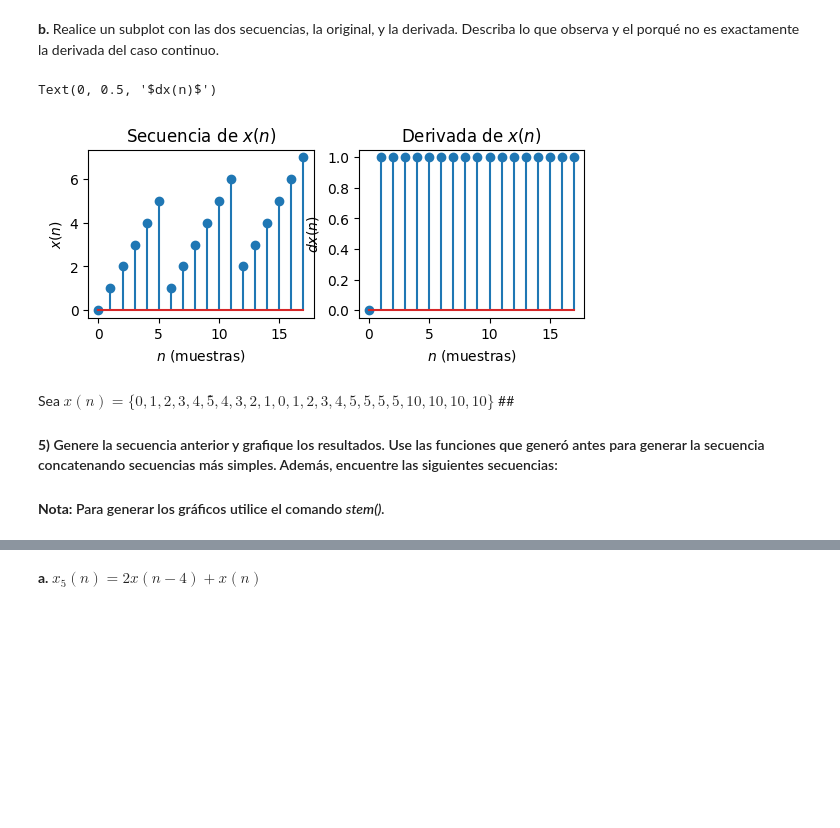
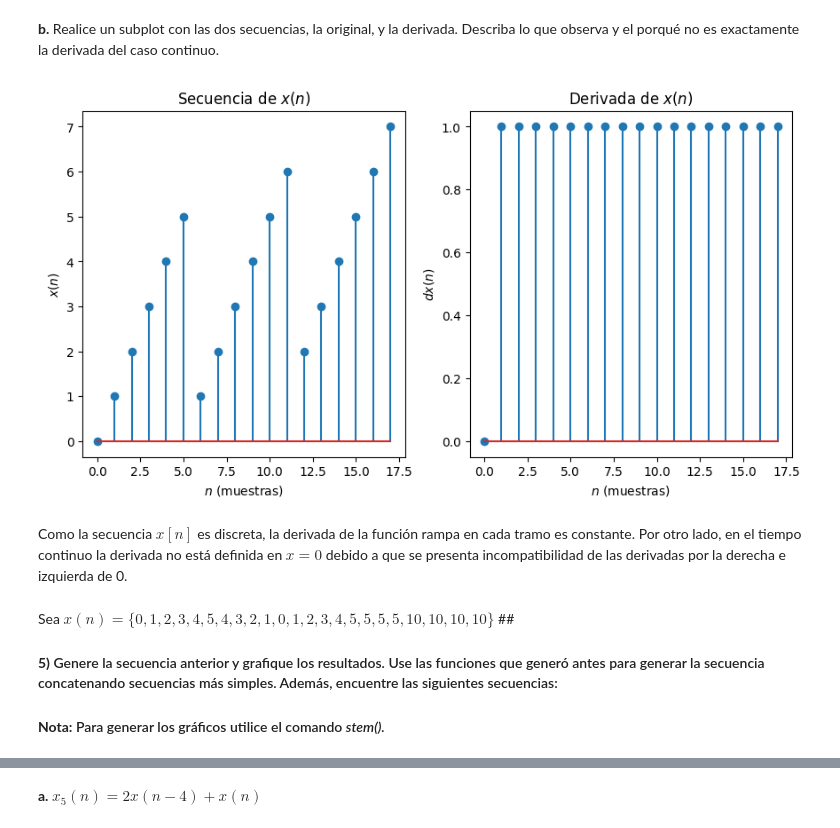
Before and after one commit to marianayarce1224/lab_biosenales, a Jupyter notebook: PRACTICA2/P2_Python_AnaMariaSeguro.ipynb, the cells around one changed output, grey strips where cells are left out. Saved outputs shown, nothing was run; the diff lists cells and outputs as text; code cells hidden in the pictures; blank space fills up the shorter version.

```diff
--- a/PRACTICA2/P2_Python_AnaMariaSeguro.ipynb
+++ b/PRACTICA2/P2_Python_AnaMariaSeguro.ipynb
@@ -192,22 +192,25 @@ plt.show()
 # %% [markdown]
 <b>b.</b> Realice un subplot con las dos secuencias, la original, y la derivada. Describa lo que observa y el porqué no es exactamente la derivada del caso continuo.
 # %%
-plt.subplot(2, 2, 1)
-plt.stem(np.arange(0, len(x)), x)
-plt.title('Secuencia de $x(n)$')
-plt.xlabel('$n$ (muestras)')
-plt.ylabel('$x(n)$')
+fig, axs = plt.subplots(1,2, figsize=(10,5))
+plt.subplots_adjust(left=0.1, right=0.9, bottom=0.1, wspace=0.2, hspace=0.4)
 
-plt.subplot(2, 2, 2)
-plt.stem(np.arange(0, len(dx)), dx)
-plt.title('Derivada de $x(n)$')
-plt.xlabel('$n$ (muestras)')
-plt.ylabel('$dx(n)$')
+axs[0].stem(np.arange(0, len(x)), x)
+axs[0].set_title('Secuencia de $x(n)$')
+axs[0].set_xlabel('$n$ (muestras)')
+axs[0].set_ylabel('$x(n)$')
+
+axs[1].stem(np.arange(0, len(dx)), dx)
+axs[1].set_title('Derivada de $x(n)$')
+axs[1].set_xlabel('$n$ (muestras)')
+axs[1].set_ylabel('$dx(n)$')
+plt.show()
 # %% [output]
-Text(0, 0.5, '$dx(n)$')
-[figure, old version]
+[figure, new version]
+# %% [markdown]
+Como la secuencia $x[n]$ es discreta, la derivada de la función rampa en cada tramo es constante. Por otro lado, en el tiempo continuo la derivada no está definida en $x=0$ debido a que se presenta incompatibilidad de las derivadas por la derecha e izquierda de 0.
 # %% [markdown]
-Sea $x(n)=\{0,1,2,3,4, 5̂, 4,3,2,1,0,1,2,3,4,5,5,5,5,10,10,10,10\}$
+Sea $x(n)=\{0,1,2,3,4,5,4,3,2,1,0,1,2,3,4,5,5,5,5,10,10,10,10\}$
 ##<h4><b>5)</b> Genere la secuencia anterior y grafique los resultados. Use las funciones que generó antes para generar la secuencia concatenando secuencias más simples. Además, encuentre las siguientes secuencias:</h4>
 
 <h4><b>Nota:</b> Para generar los gráficos utilice el comando <i>stem()<i>.</h4>
```
Also changed, not shown: parts of 6 cells of this notebook.
